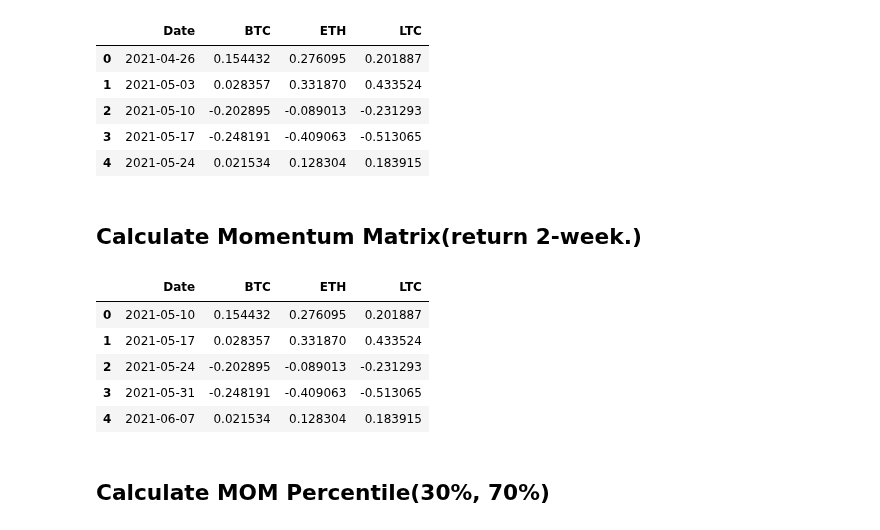
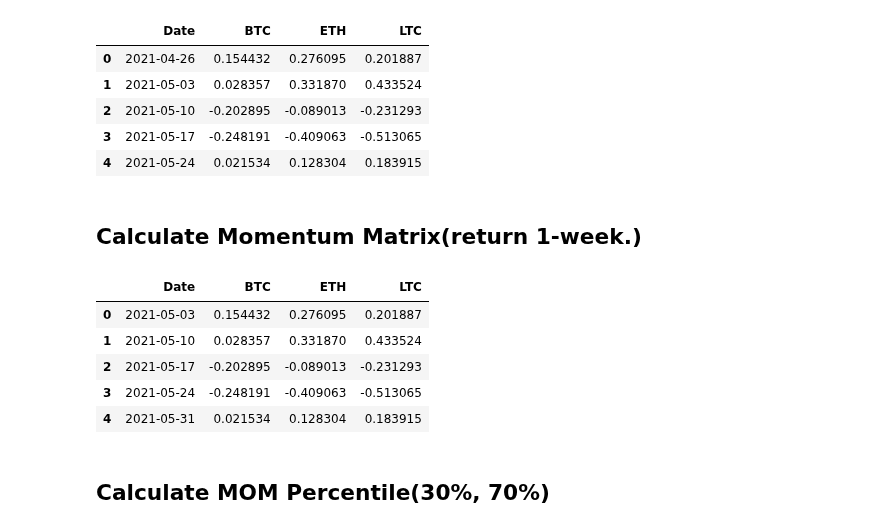
Before and after one commit to PracticumCrypto/C5-Analyzer, a Jupyter notebook: DataPull_MOM_Sean.ipynb, the cells around one changed output. Cells and saved outputs as stored; diff of their text form; code cells hidden in the pictures.

```diff
--- a/DataPull_MOM_Sean.ipynb
+++ b/DataPull_MOM_Sean.ipynb
@@ -192,19 +195,19 @@ returnAll.head()
 | 3 | 2021-05-17 | -0.248191 | -0.409063 | -0.513065 |
 | 4 | 2021-05-24 | 0.021534 | 0.128304 | 0.183915 |
 # %% [markdown]
-## Calculate Momentum Matrix(return 2-week.)
+## Calculate Momentum Matrix(return 1-week.)
 # %%
 momMatrix = returnAll.copy()
-momMatrix['Date'] = momMatrix['Date'].shift(-2)
-momMatrix = momMatrix.drop(momMatrix.tail(2).index)
+momMatrix['Date'] = momMatrix['Date'].shift(-1)
+momMatrix = momMatrix.drop(momMatrix.tail(1).index)
 momMatrix.head()
 # %% [output]
 |  | Date | BTC | ETH | LTC |
-| 0 | 2021-05-10 | 0.154432 | 0.276095 | 0.201887 |
-| 1 | 2021-05-17 | 0.028357 | 0.331870 | 0.433524 |
-| 2 | 2021-05-24 | -0.202895 | -0.089013 | -0.231293 |
-| 3 | 2021-05-31 | -0.248191 | -0.409063 | -0.513065 |
-| 4 | 2021-06-07 | 0.021534 | 0.128304 | 0.183915 |
+| 0 | 2021-05-03 | 0.154432 | 0.276095 | 0.201887 |
+| 1 | 2021-05-10 | 0.028357 | 0.331870 | 0.433524 |
+| 2 | 2021-05-17 | -0.202895 | -0.089013 | -0.231293 |
+| 3 | 2021-05-24 | -0.248191 | -0.409063 | -0.513065 |
+| 4 | 2021-05-31 | 0.021534 | 0.128304 | 0.183915 |
 # %% [markdown]
 ## Calculate MOM Percentile(30%, 70%)
 # %%
```
Also changed, not shown: parts of 7 cells of this notebook.
